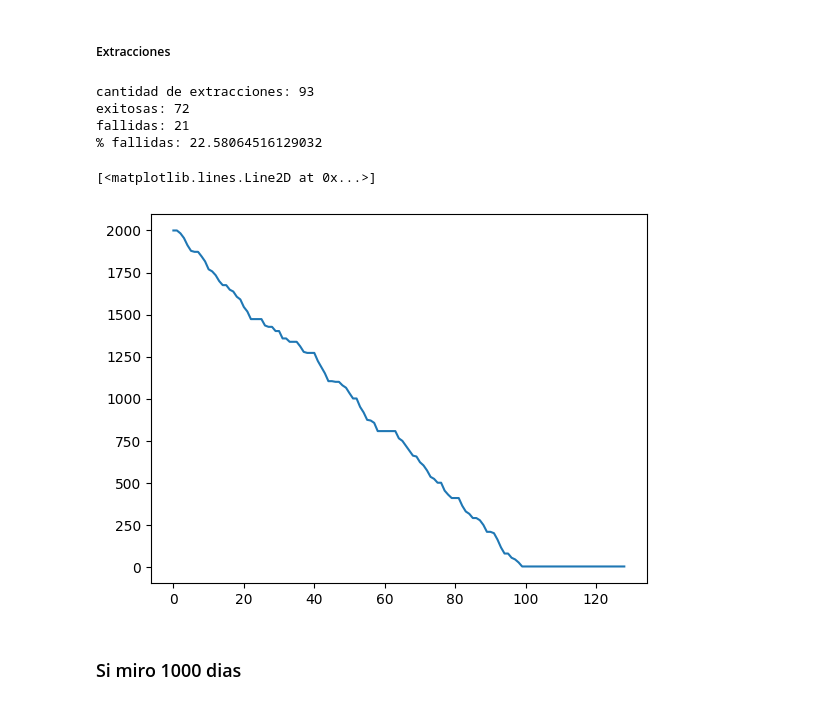
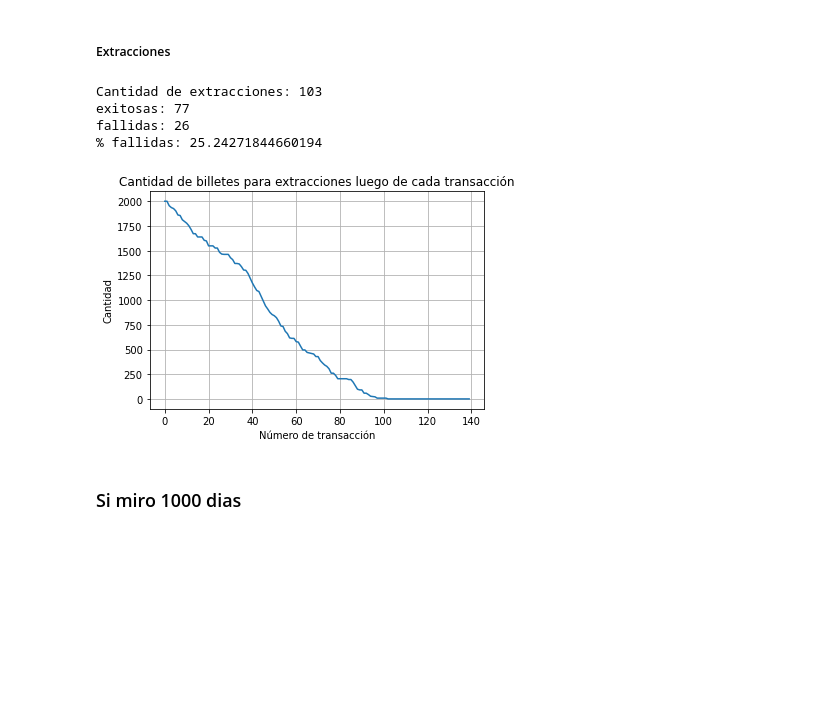
Before and after one commit to ramirogestoso/simulacion-2c-2022, a Jupyter notebook: TP2/tp2.ipynb, the cells around one changed output. Cells and saved outputs as stored; diff of their text form; code cells hidden in the pictures; blank space fills up the shorter version.

```diff
--- a/TP2/tp2.ipynb
+++ b/TP2/tp2.ipynb
@@ -850,20 +854,24 @@ fallidos: 6
 # %% [markdown]
 ##### Extracciones
 # %%
-print ("cantidad de extracciones: " + str(estadisticas_estandar_1["cantidad_extracciones"]))
+print ("Cantidad de extracciones: " + str(estadisticas_estandar_1["cantidad_extracciones"]))
 print ("exitosas: " + str(estadisticas_estandar_1["cantidad_extracciones_exitosas"]))
 print ("fallidas: " + str(estadisticas_estandar_1["cantidad_extracciones_fallidas"]))
 print ("% fallidas: " + str((estadisticas_estandar_1["cantidad_extracciones_fallidas"] / estadisticas_estandar_1["cantidad_extracciones"])*100))
 # %% [output]
-cantidad de extracciones: 93
-exitosas: 72
-fallidas: 21
-% fallidas: 22.58064516129032
+Cantidad de extracciones: 103
+exitosas: 77
+fallidas: 26
+% fallidas: 25.24271844660194
-# %%
-plt.plot(estadisticas_estandar_1["billetes_tras_transaccion"])
-# %% [output]
-[<matplotlib.lines.Line2D at 0x...>]
-[figure, removed]
+# %%
+plt.grid()
+plt.plot(estadisticas_estandar_1["billetes_tras_transaccion"])
+plt.title('Cantidad de billetes para extracciones luego de cada transacción')
+plt.ylabel('Cantidad')
+plt.xlabel('Número de transacción')
+plt.show()
+# %% [output]
+[figure, added]
 # %% [markdown]
 ### Si miro 1000 dias
 # %%
```
Also changed, not shown: parts of 9 cells of this notebook.
